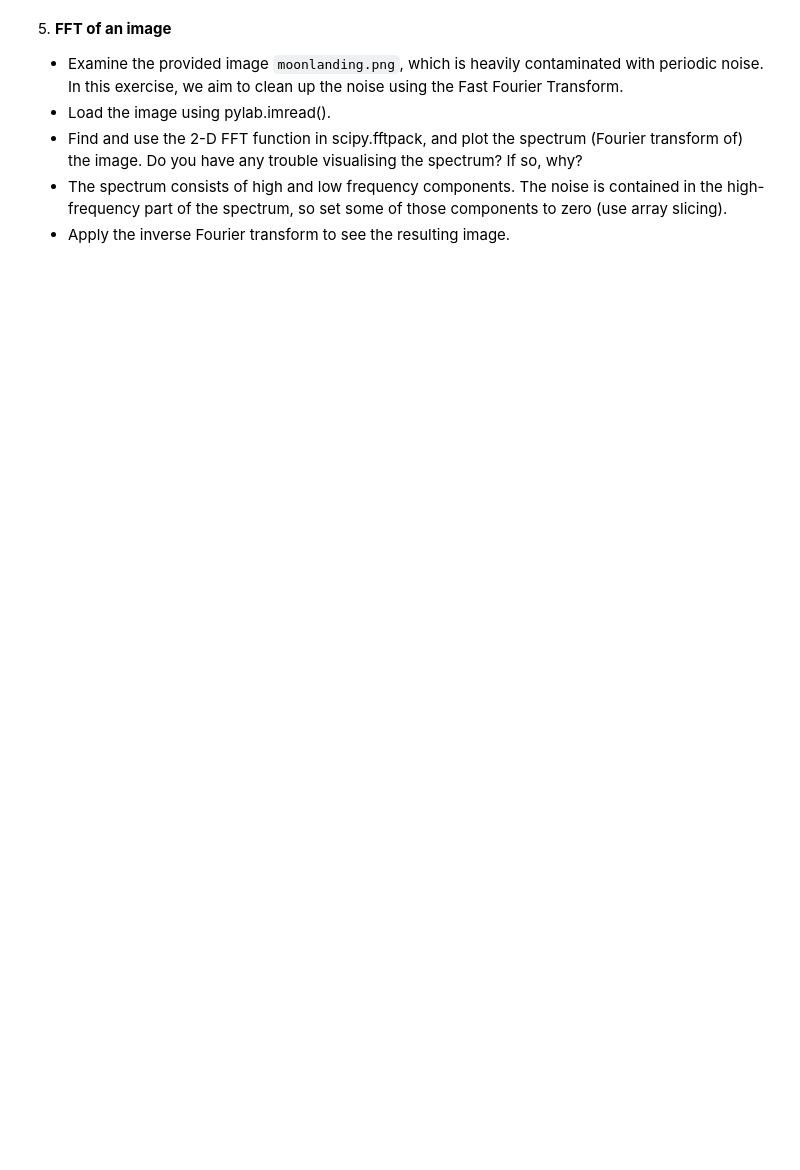
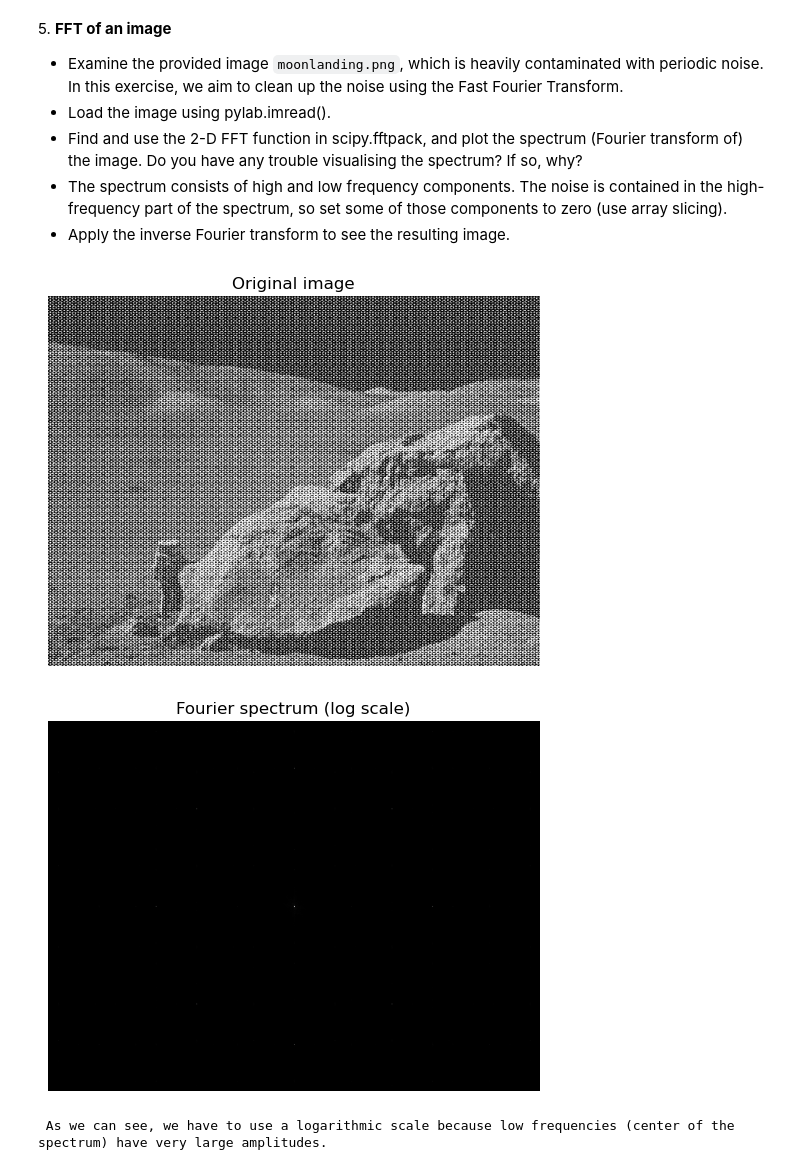
Before and after one commit to adrianorellanamontes/LaboratoryOfComputationalPhysics_Y8, a Jupyter notebook: 09ex_Algorithms.ipynb, the cells around one changed output. Saved outputs shown, nothing was run; the diff lists cells and outputs as text; code cells hidden in the pictures; blank space fills up the shorter version.

```diff
--- a/09ex_Algorithms.ipynb
+++ b/09ex_Algorithms.ipynb
@@ -157,3 +245,61 @@ Performe a periodicity analysis on the lynxs-hares population
 * Find and use the 2-D FFT function in scipy.fftpack, and plot the spectrum (Fourier transform of) the image. Do you have any trouble visualising the spectrum? If so, why?
 * The spectrum consists of high and low frequency components. The noise is contained in the high-frequency part of the spectrum, so set some of those components to zero (use array slicing).
 * Apply the inverse Fourier transform to see the resulting image.
+# %%
+# Load the image using pylab.imread().
+from pylab import imread
+image = imread('moonlanding.png')
+
+# Spectrum (Fourier transform of) the image.
+import matplotlib.pyplot as plt
+plt.imshow(image, cmap='gray')
+plt.title('Original image')
+plt.axis('off')
+plt.show()
+
+from scipy import fftpack
+Ft = fftpack.fft2(image)
+F_shifted = fftpack.fftshift(Ft) # This is to order the data to visualize it.
+
+import numpy as np
+
+magnitude = np.abs(F_shifted)
+
+plt.imshow(magnitude, cmap='gray')
+plt.title('Fourier spectrum (log scale)')
+plt.axis('off')
+plt.show()
+
+print(' As we can see, we have to use a logarithmic scale because low frequencies (center of the spectrum) have very large amplitudes.')
+magnitude = np.log(1 + np.abs(F_shifted))
+
+plt.imshow(magnitude, cmap='gray')
+plt.title('Fourier spectrum (log scale)')
+plt.axis('off')
+plt.show()
+
+# The noise is contained in the high-frequency part of the spectrum, so set some of those components to zero (use array slicing).
+rows, cols = image.shape
+crow, ccol = rows // 2, cols // 2
+
+F_filtered = F_shifted.copy() # Copy of the spectrum so we don't destroy the original.
+
+r = 90 # Size of low-frequency box (tune this!)
+
+mask = np.zeros_like(F_filtered, dtype=bool)
+mask[crow-r:crow+r, ccol-r:ccol+r] = True
+F_filtered[~mask] = 0 # ~mask → logical NOT (True ↔ False) so False values are now True and set to 0 (outside ones).
+# Central values, that were True, now are false so those aren't set to 0.
+
+F_unshifted = fftpack.ifftshift(F_filtered) # We recover the original number disposition.
+image_clean = fftpack.ifft2(F_unshifted) # We do the inverse of the FT.
+image_clean = np.real(image_clean)
+
+plt.imshow(image_clean, cmap='gray')
+plt.title('Filtered image (FFT denoised)')
+plt.axis('off')
+plt.show()
+# %% [output]
+[figure, added]
+[figure, added]
+ As we can see, we have to use a logarithmic scale because low frequencies (center of the spectrum) have very large amplitudes.
```
Also changed, not shown: parts of 5 cells of this notebook, 1 other file.
